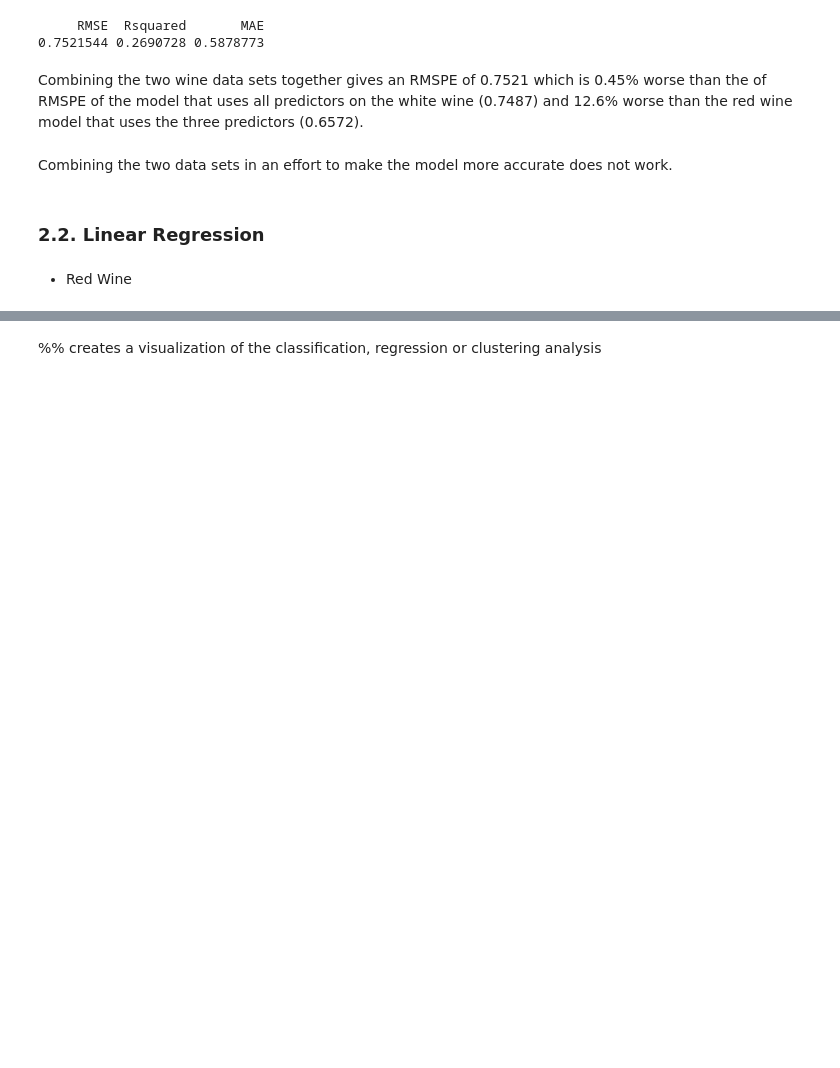
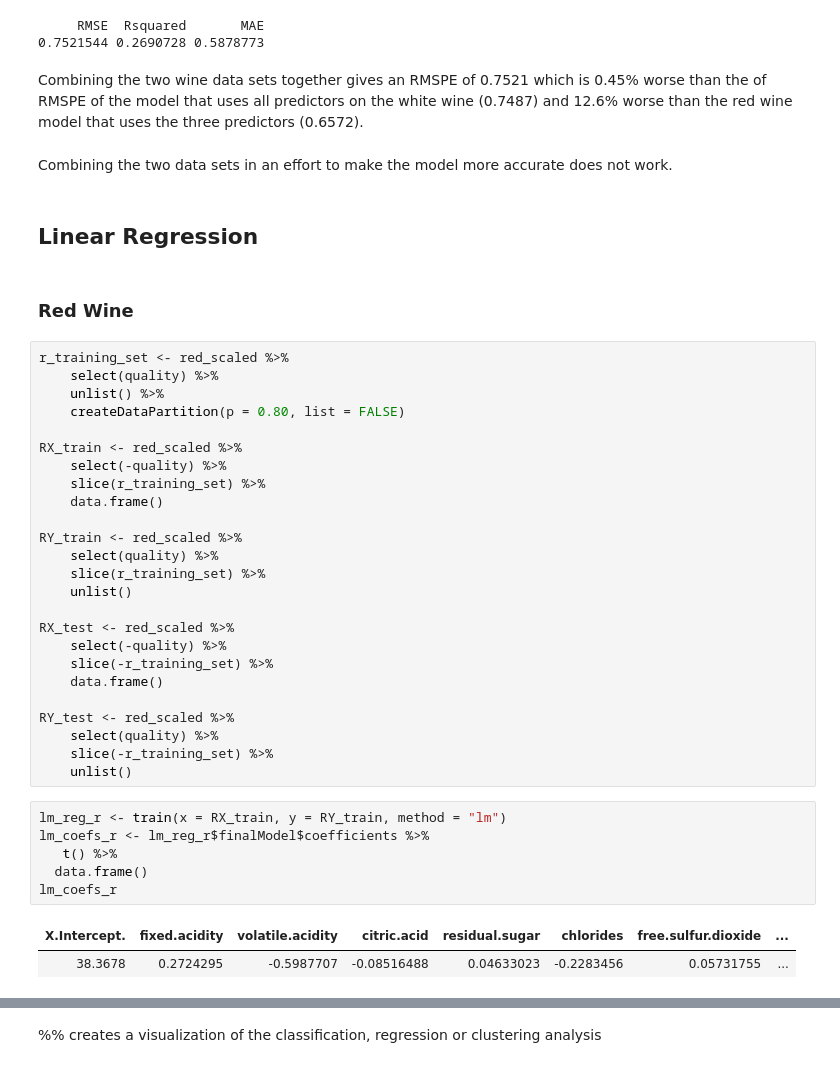
Before and after one commit to ivan-fediaev/DSCI-project, a Jupyter notebook: Project_Template_Latest.ipynb, the cells around one changed output, grey strips where cells are left out. Cells and saved outputs as stored; diff of their text form; blank space fills up the shorter version.

```diff
--- a/Project_Template_Latest.ipynb
+++ b/Project_Template_Latest.ipynb
@@ -1151,6 +1142,40 @@ Combining the two wine data sets together gives an RMSPE of 0.7521 which is 0.45
 # %% [markdown]
 Combining the two data sets in an effort to make the model more accurate does not work.
 # %% [markdown]
-### 2.2. Linear Regression
+## Linear Regression
 # %% [markdown]
- - Red Wine
+### Red Wine
+# %%
+r_training_set <- red_scaled %>%
+    select(quality) %>%
+    unlist() %>%
+    createDataPartition(p = 0.80, list = FALSE)
+
+RX_train <- red_scaled %>%
+    select(-quality) %>%
+    slice(r_training_set) %>%
+    data.frame()
+
+RY_train <- red_scaled %>%
+    select(quality) %>%
+    slice(r_training_set) %>%
+    unlist()
+
+RX_test <- red_scaled %>%
+    select(-quality) %>%
+    slice(-r_training_set) %>%
+    data.frame()
+
+RY_test <- red_scaled %>%
+    select(quality) %>%
+    slice(-r_training_set) %>%
+    unlist()
+# %%
+lm_reg_r <- train(x = RX_train, y = RY_train, method = "lm")
+lm_coefs_r <- lm_reg_r$finalModel$coefficients %>%
+   t() %>%
+  data.frame()
+lm_coefs_r
+# %% [output]
+| X.Intercept. | fixed.acidity | volatile.acidity | citric.acid | residual.sugar | chlorides | free.sulfur.dioxide | ... |
+| 38.3678 | 0.2724295 | -0.5987707 | -0.08516488 | 0.04633023 | -0.2283456 | 0.05731755 | ... |
```
Also changed, not shown: parts of 18 cells of this notebook.
